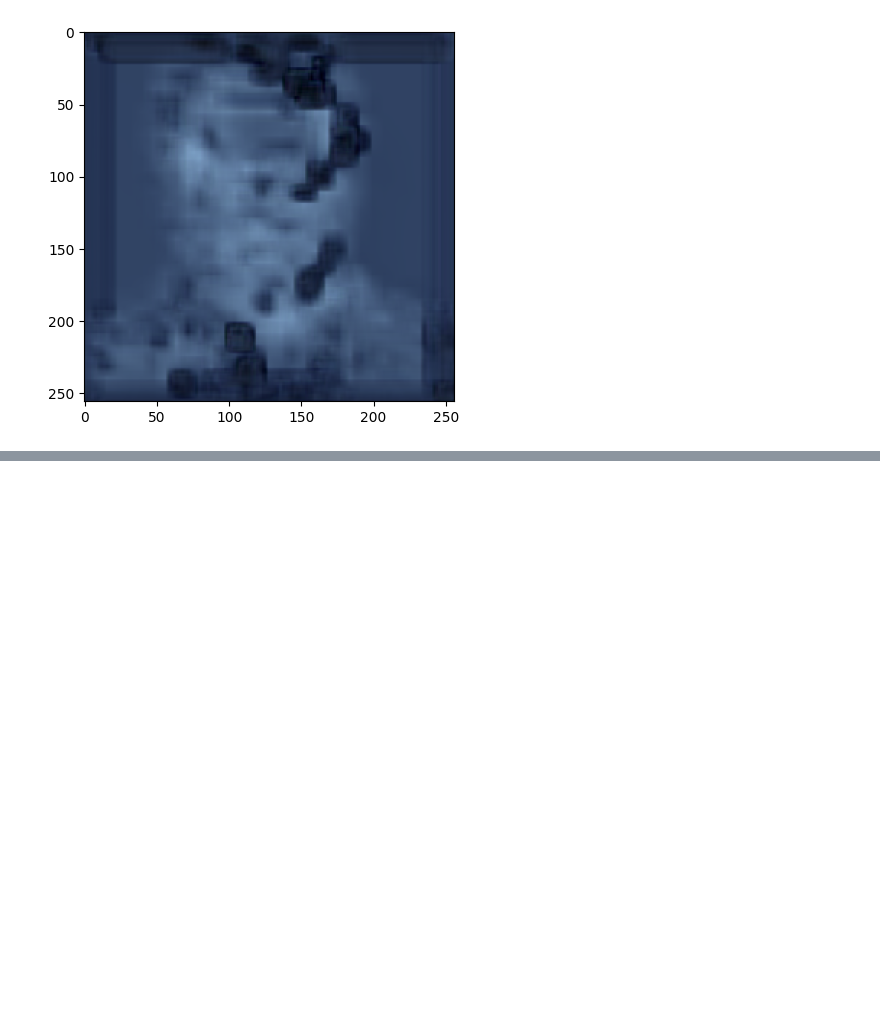
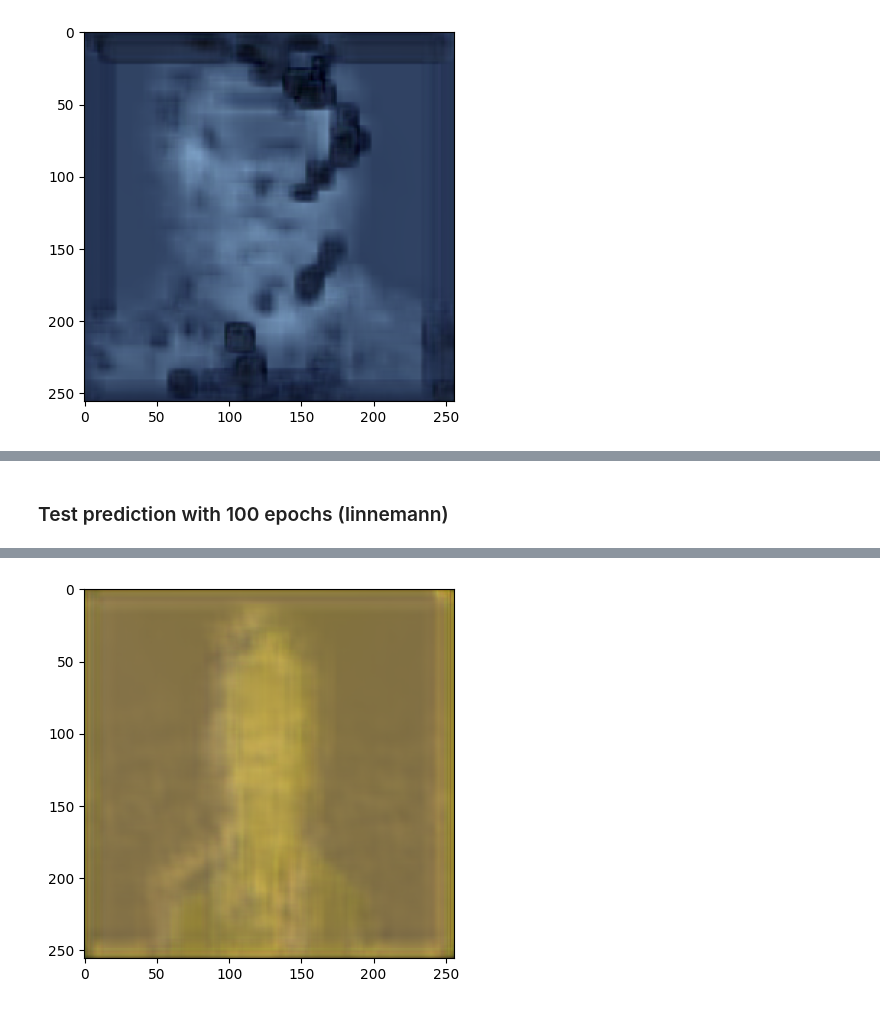
Before and after one commit to Vossbert/AML, a Jupyter notebook: Ex6.AutoEncoder.ipynb, the cells around one changed output, grey strips where cells are left out. Saved outputs shown, nothing was run; the diff lists cells and outputs as text; code cells hidden in the pictures; blank space fills up the shorter version.

```diff
--- a/Ex6.AutoEncoder.ipynb
+++ b/Ex6.AutoEncoder.ipynb
@@ -547,0 +674,16 @@ WARNING:tensorflow:6 out of the last 7 calls to <function TensorFlowTrainer.make
+# %% [markdown]
+### Test prediction with 100 epochs (linnemann)
+# %%
+# predict the original image as test image,
+# since it did not belong to the training data.
+# if the domain was really adapted, then the result would look like output_img
+print("output of test image")
+
+# load the model here
+model = tf.keras.models.load_model("domain_adapt_autoenc_epochs.100.keras")
+
+# now predict and see how it adapts to the new domain
+pred = model.predict(test_img_array)
+plt.imshow(pred[0].reshape(SIZE,SIZE,3))
+plt.show()
+# %% [output]
@@ -547,0 +692 @@ WARNING:tensorflow:6 out of the last 7 calls to <function TensorFlowTrainer.make
+[figure, added]
```
Also changed, not shown: parts of 8 cells of this notebook, 3 other files.
